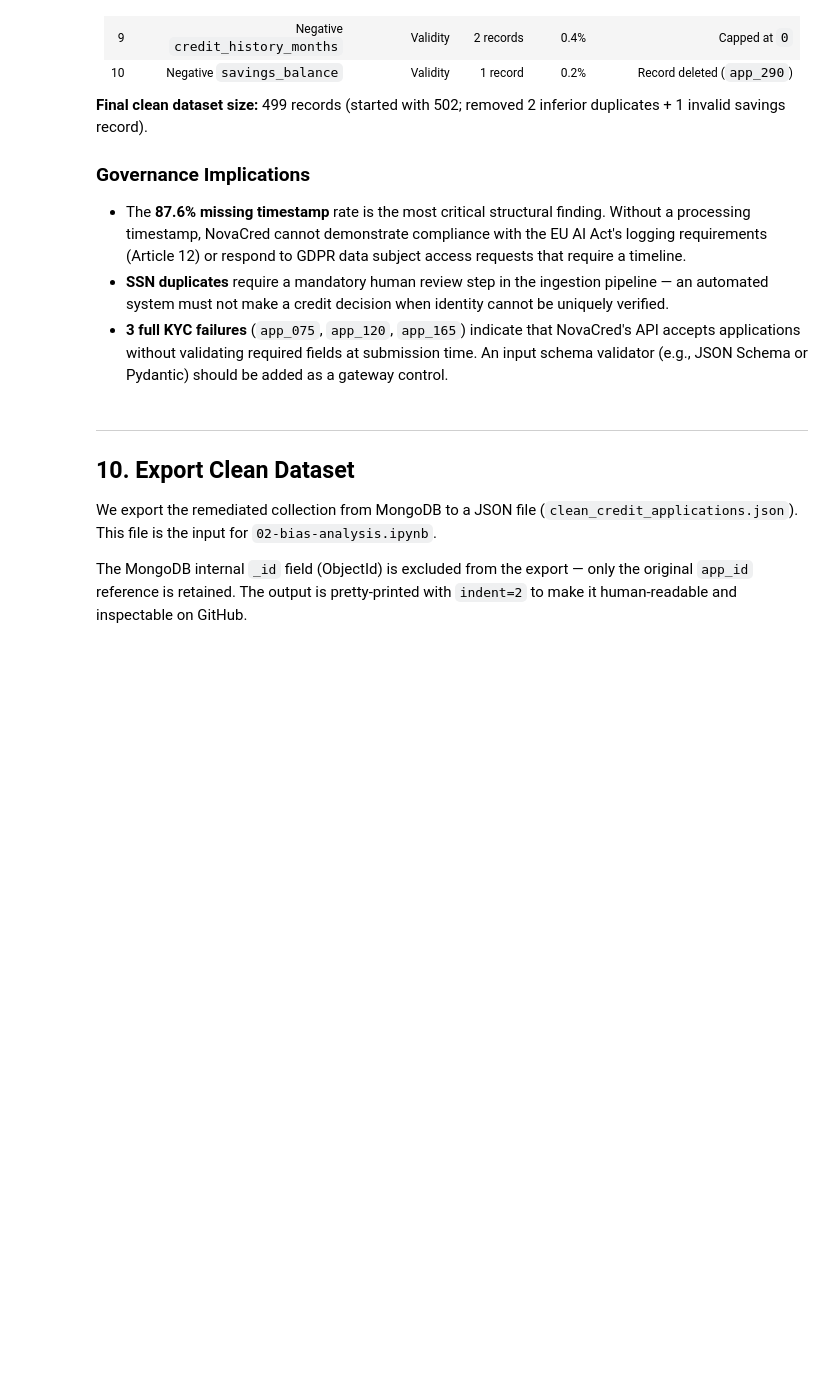
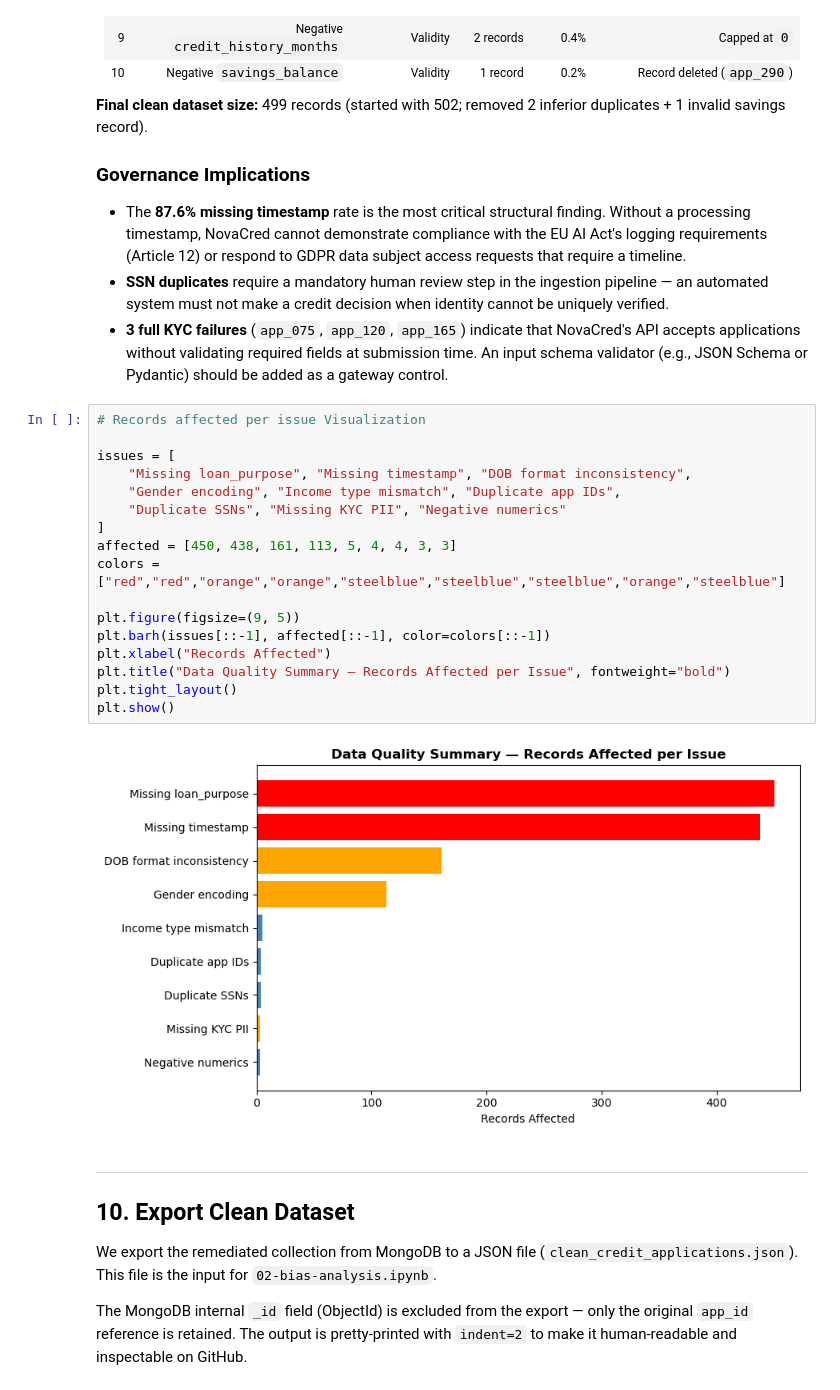
Before and after one commit to arturbstos/dego-project-team13, a Jupyter notebook: notebooks/01-data-quality.ipynb, the cells around one changed output. Cells and saved outputs as stored; diff of their text form; blank space fills up the shorter version.

```diff
--- a/notebooks/01-data-quality.ipynb
+++ b/notebooks/01-data-quality.ipynb
@@ -886,6 +941,25 @@ The table below consolidates all data quality issues discovered, quantified, and
 - The **87.6% missing timestamp** rate is the most critical structural finding. Without a processing timestamp, NovaCred cannot demonstrate compliance with the EU AI Act's logging requirements (Article 12) or respond to GDPR data subject access requests that require a timeline.
 - **SSN duplicates** require a mandatory human review step in the ingestion pipeline — an automated system must not make a credit decision when identity cannot be uniquely verified.
 - **3 full KYC failures** (`app_075`, `app_120`, `app_165`) indicate that NovaCred's API accepts applications without validating required fields at submission time. An input schema validator (e.g., JSON Schema or Pydantic) should be added as a gateway control.
+# %%
+# Records affected per issue Visualization
+
+issues = [
+    "Missing loan_purpose", "Missing timestamp", "DOB format inconsistency",
+    "Gender encoding", "Income type mismatch", "Duplicate app IDs",
+    "Duplicate SSNs", "Missing KYC PII", "Negative numerics"
+]
+affected = [450, 438, 161, 113, 5, 4, 4, 3, 3]
+colors = ["red","red","orange","orange","steelblue","steelblue","steelblue","orange","steelblue"]
+
+plt.figure(figsize=(9, 5))
+plt.barh(issues[::-1], affected[::-1], color=colors[::-1])
+plt.xlabel("Records Affected")
+plt.title("Data Quality Summary — Records Affected per Issue", fontweight="bold")
+plt.tight_layout()
+plt.show()
+# %% [output]
+[figure, added]
 # %% [markdown]
 ---
 ## 10. Export Clean Dataset
```
Also changed, not shown: parts of 9 cells of this notebook.
